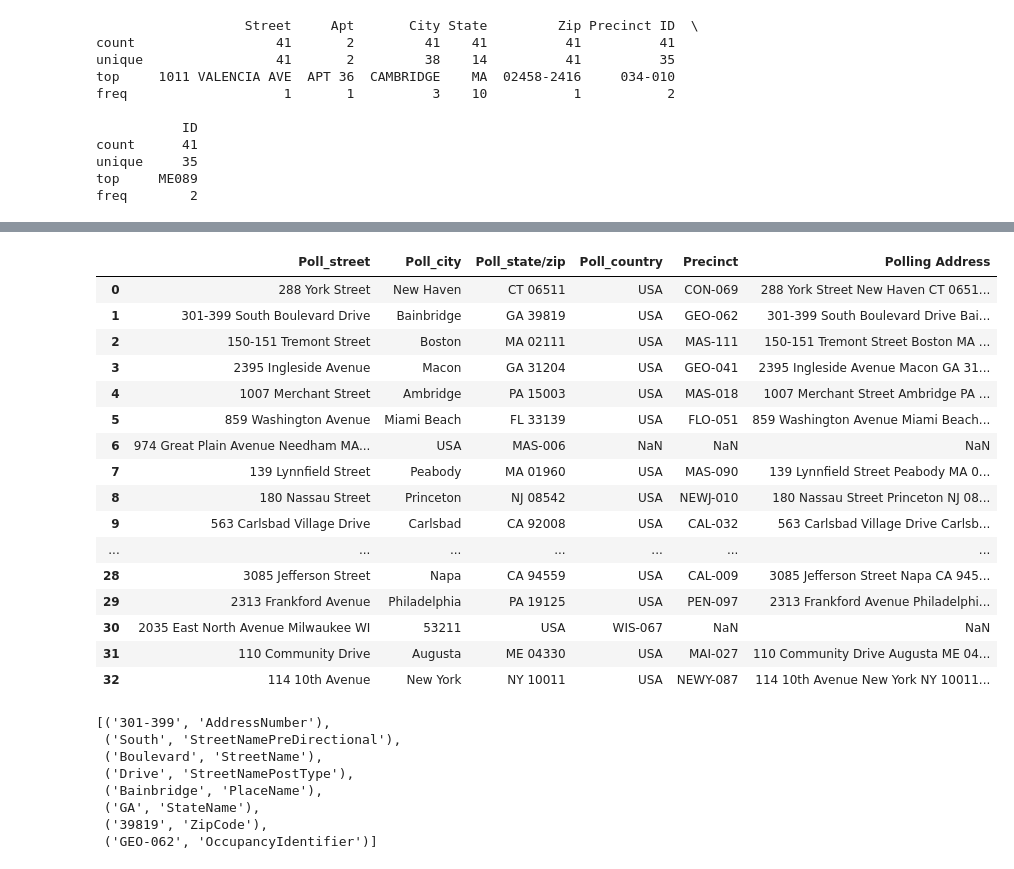
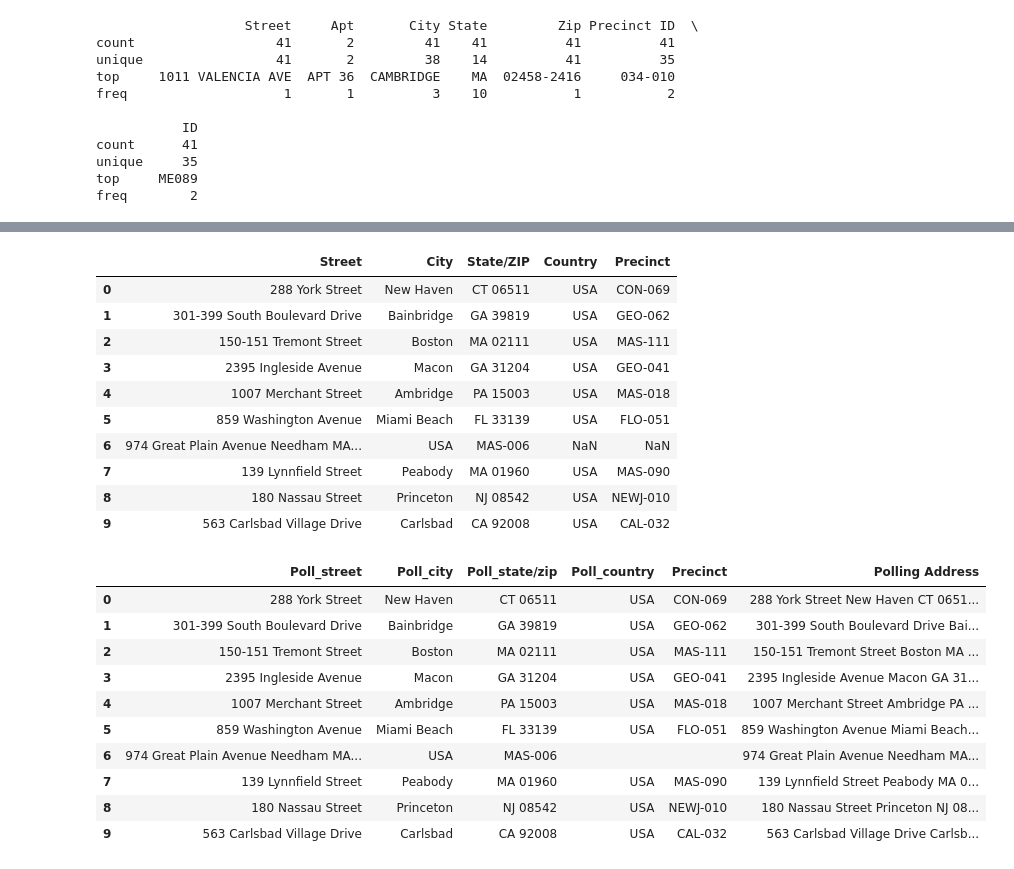
Before and after one commit to SilasNeptune/home-challenge, a Jupyter notebook: Polling.ipynb, the cells around one changed output, grey strips where cells are left out. Cells and saved outputs as stored; diff of their text form; code cells hidden in the pictures.

```diff
--- a/Polling.ipynb
+++ b/Polling.ipynb
@@ -58,44 +53,34 @@ display(polling.head(20))
+# %%
+polling = pd.read_excel('precinct_polling_list.csv.xlsx')
+display(polling.head(10))
+# %% [output]
+|  | Street | City | State/ZIP | Country | Precinct |
+| 0 | 288 York Street | New Haven | CT 06511 | USA | CON-069 |
+| 1 | 301-399 South Boulevard Drive | Bainbridge | GA 39819 | USA | GEO-062 |
+| 2 | 150-151 Tremont Street | Boston | MA 02111 | USA | MAS-111 |
+| 3 | 2395 Ingleside Avenue | Macon | GA 31204 | USA | GEO-041 |
+| 4 | 1007 Merchant Street | Ambridge | PA 15003 | USA | MAS-018 |
+| 5 | 859 Washington Avenue | Miami Beach | FL 33139 | USA | FLO-051 |
+| 6 | 974 Great Plain Avenue Needham MA... | USA | MAS-006 | NaN | NaN |
+| 7 | 139 Lynnfield Street | Peabody | MA 01960 | USA | MAS-090 |
+| 8 | 180 Nassau Street | Princeton | NJ 08542 | USA | NEWJ-010 |
+| 9 | 563 Carlsbad Village Drive | Carlsbad | CA 92008 | USA | CAL-032 |
 # %%
 polling = pd.read_excel('precinct_polling_list.csv.xlsx')
 polling.columns = ['Poll_street', 'Poll_city','Poll_state/zip', 'Poll_country', 'Precinct']
-polling['Polling Address'] = polling['Poll_street'].astype(str) + ' ' + polling['Poll_city'].astype(str) + ' ' + polling['Poll_state/zip'].astype(str) + ' ' + polling['Precinct']
+polling.fillna('', inplace=True)
+polling['Polling Address'] = polling['Poll_street'].astype(str) + ' ' + polling['Poll_city'].astype(str) + ' ' + polling['Poll_state/zip'].astype(str) + ' ' + polling['Poll_country'] + ' ' + polling['Precinct']
 
-#polling['ID'] = polling['Poll_state/zip'].astype(str).str[:2] + polling['Precinct'].astype(str).str[-3:]
-
-display(polling)
+display(polling.head(10))
 # %% [output]
 |  | Poll_street | Poll_city | Poll_state/zip | Poll_country | Precinct | Polling Address |
 | 0 | 288 York Street | New Haven | CT 06511 | USA | CON-069 | 288 York Street New Haven CT 0651... |
 | 1 | 301-399 South Boulevard Drive | Bainbridge | GA 39819 | USA | GEO-062 | 301-399 South Boulevard Drive Bai... |
 | 2 | 150-151 Tremont Street | Boston | MA 02111 | USA | MAS-111 | 150-151 Tremont Street Boston MA ... |
 | 3 | 2395 Ingleside Avenue | Macon | GA 31204 | USA | GEO-041 | 2395 Ingleside Avenue Macon GA 31... |
 | 4 | 1007 Merchant Street | Ambridge | PA 15003 | USA | MAS-018 | 1007 Merchant Street Ambridge PA ... |
 | 5 | 859 Washington Avenue | Miami Beach | FL 33139 | USA | FLO-051 | 859 Washington Avenue Miami Beach... |
-| 6 | 974 Great Plain Avenue Needham MA... | USA | MAS-006 | NaN | NaN | NaN |
+| 6 | 974 Great Plain Avenue Needham MA... | USA | MAS-006 |  |  | 974 Great Plain Avenue Needham MA... |
 | 7 | 139 Lynnfield Street | Peabody | MA 01960 | USA | MAS-090 | 139 Lynnfield Street Peabody MA 0... |
 | 8 | 180 Nassau Street | Princeton | NJ 08542 | USA | NEWJ-010 | 180 Nassau Street Princeton NJ 08... |
 | 9 | 563 Carlsbad Village Drive | Carlsbad | CA 92008 | USA | CAL-032 | 563 Carlsbad Village Drive Carlsb... |
-| ... | ... | ... | ... | ... | ... | ... |
-| 28 | 3085 Jefferson Street | Napa | CA 94559 | USA | CAL-009 | 3085 Jefferson Street Napa CA 945... |
-| 29 | 2313 Frankford Avenue | Philadelphia | PA 19125 | USA | PEN-097 | 2313 Frankford Avenue Philadelphi... |
-| 30 | 2035 East North Avenue Milwaukee WI | 53211 | USA | WIS-067 | NaN | NaN |
-| 31 | 110 Community Drive | Augusta | ME 04330 | USA | MAI-027 | 110 Community Drive Augusta ME 04... |
-| 32 | 114 10th Avenue | New York | NY 10011 | USA | NEWY-087 | 114 10th Avenue New York NY 10011... |
-# %%
-display((usaddress.parse(polling['Polling Address'][1])))
-poll_street = ''
-poll_city = ''
-poll_state_zip = ''
-poll_country = ''
-precinct = ''
-
-#display(polling['Polling Address'][0])
-# %% [output]
-[('301-399', 'AddressNumber'),
- ('South', 'StreetNamePreDirectional'),
- ('Boulevard', 'StreetName'),
- ('Drive', 'StreetNamePostType'),
- ('Bainbridge', 'PlaceName'),
- ('GA', 'StateName'),
- ('39819', 'ZipCode'),
- ('GEO-062', 'OccupancyIdentifier')]
```
Also changed, not shown: parts of 7 cells of this notebook.
